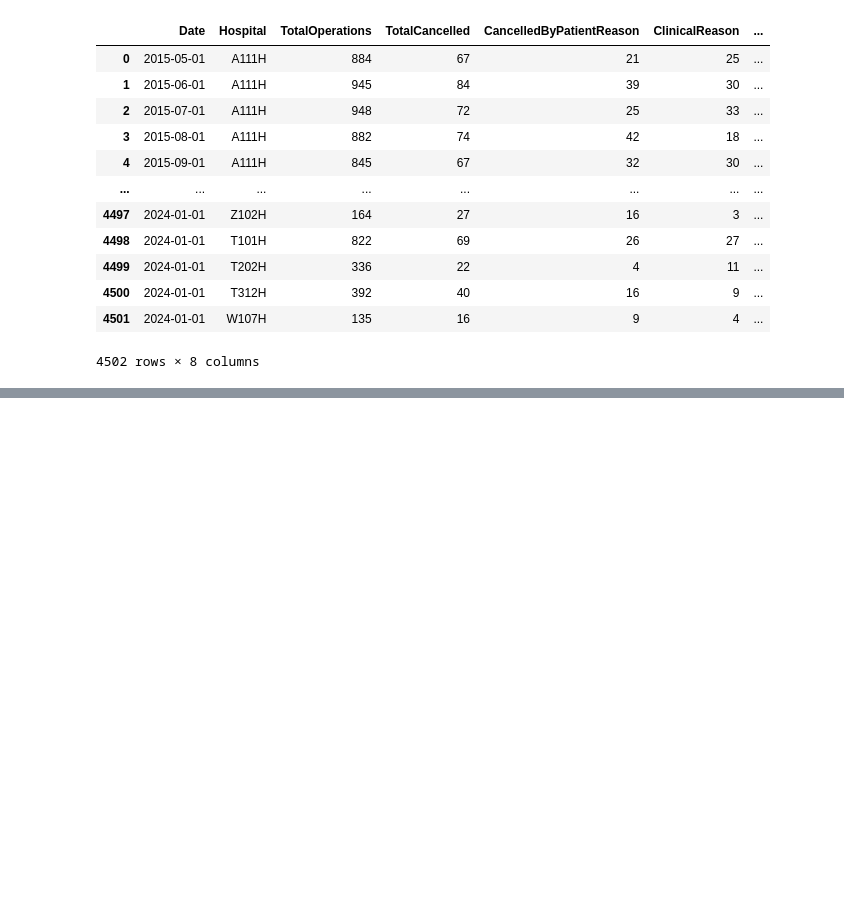
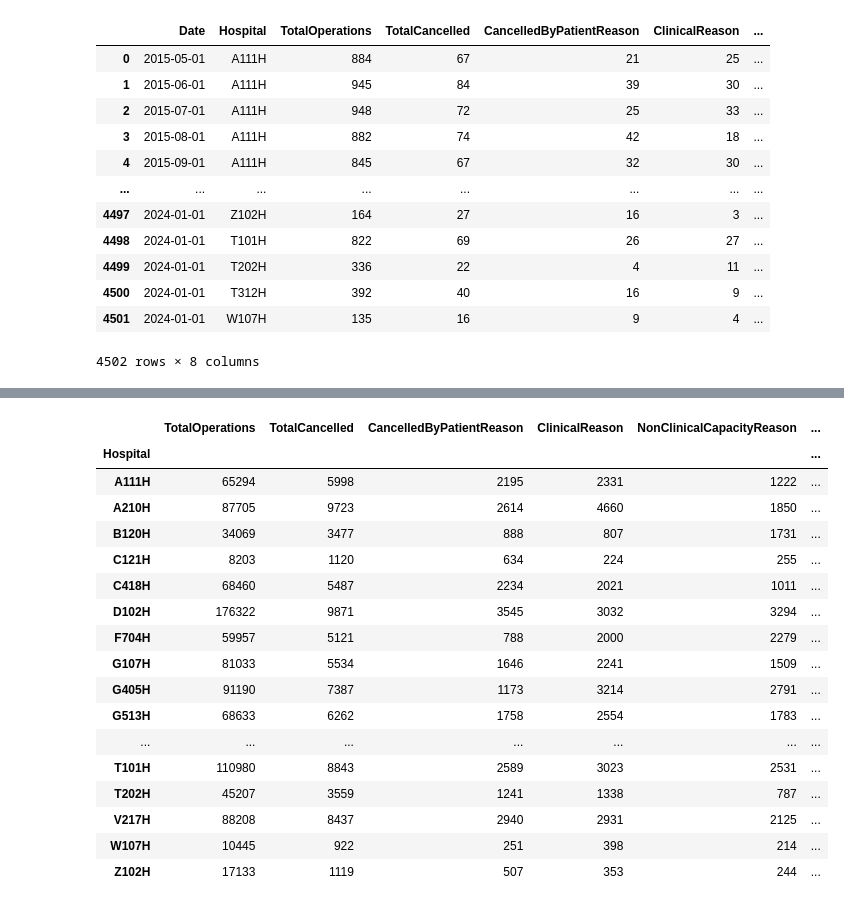
Before and after one commit to brianej/fdscw3, a Jupyter notebook: q3.ipynb, the cells around one changed output, grey strips where cells are left out. Cells and saved outputs as stored; diff of their text form; code cells hidden in the pictures; blank space fills up the shorter version.

```diff
--- a/q3.ipynb
+++ b/q3.ipynb
@@ -86 +105,22 @@ print(len(cancellations_hospital_considered.Hospital.value_counts()))
+# %%
+cancellations_hospital_clean_hos
+# %% [output]
+|  | TotalOperations | TotalCancelled | CancelledByPatientReason | ClinicalReason | NonClinicalCapacityReason | ... |
+| Hospital |  |  |  |  |  | ... |
+| A111H | 65294 | 5998 | 2195 | 2331 | 1222 | ... |
+| A210H | 87705 | 9723 | 2614 | 4660 | 1850 | ... |
+| B120H | 34069 | 3477 | 888 | 807 | 1731 | ... |
+| C121H | 8203 | 1120 | 634 | 224 | 255 | ... |
+| C418H | 68460 | 5487 | 2234 | 2021 | 1011 | ... |
+| D102H | 176322 | 9871 | 3545 | 3032 | 3294 | ... |
+| F704H | 59957 | 5121 | 788 | 2000 | 2279 | ... |
+| G107H | 81033 | 5534 | 1646 | 2241 | 1509 | ... |
+| G405H | 91190 | 7387 | 1173 | 3214 | 2791 | ... |
+| G513H | 68633 | 6262 | 1758 | 2554 | 1783 | ... |
+| ... | ... | ... | ... | ... | ... | ... |
+| T101H | 110980 | 8843 | 2589 | 3023 | 2531 | ... |
+| T202H | 45207 | 3559 | 1241 | 1338 | 787 | ... |
+| V217H | 88208 | 8437 | 2940 | 2931 | 2125 | ... |
+| W107H | 10445 | 922 | 251 | 398 | 214 | ... |
+| Z102H | 17133 | 1119 | 507 | 353 | 244 | ... |
 # %%
```
Also changed, not shown: parts of 4 cells of this notebook.
